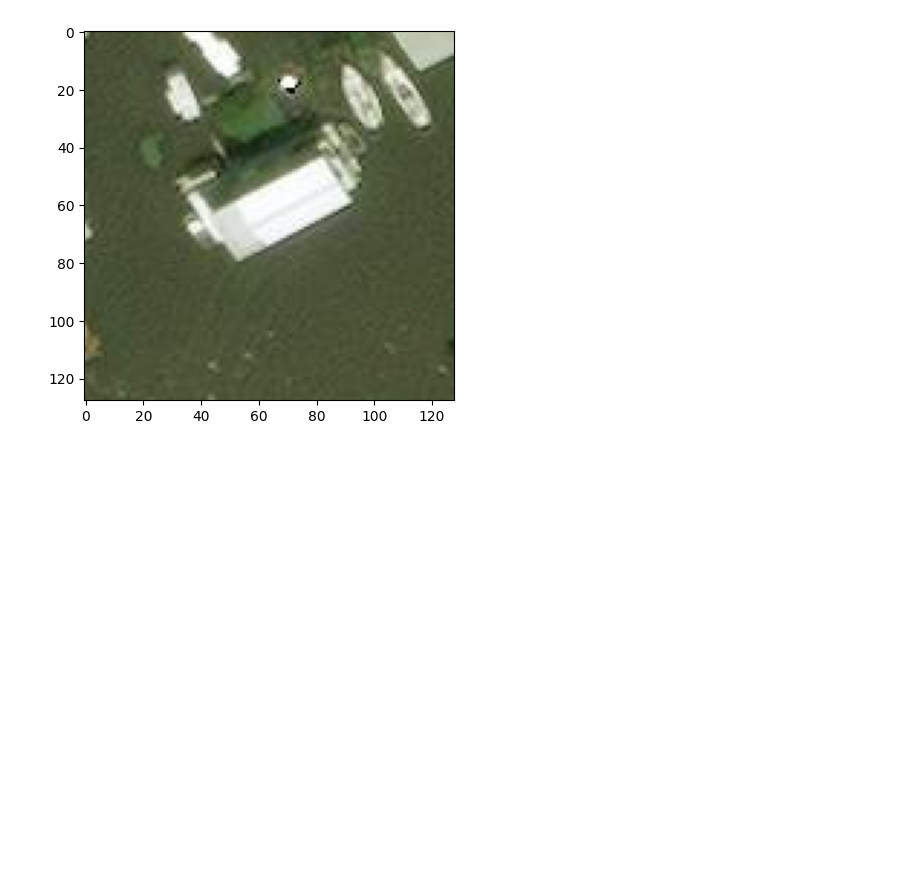
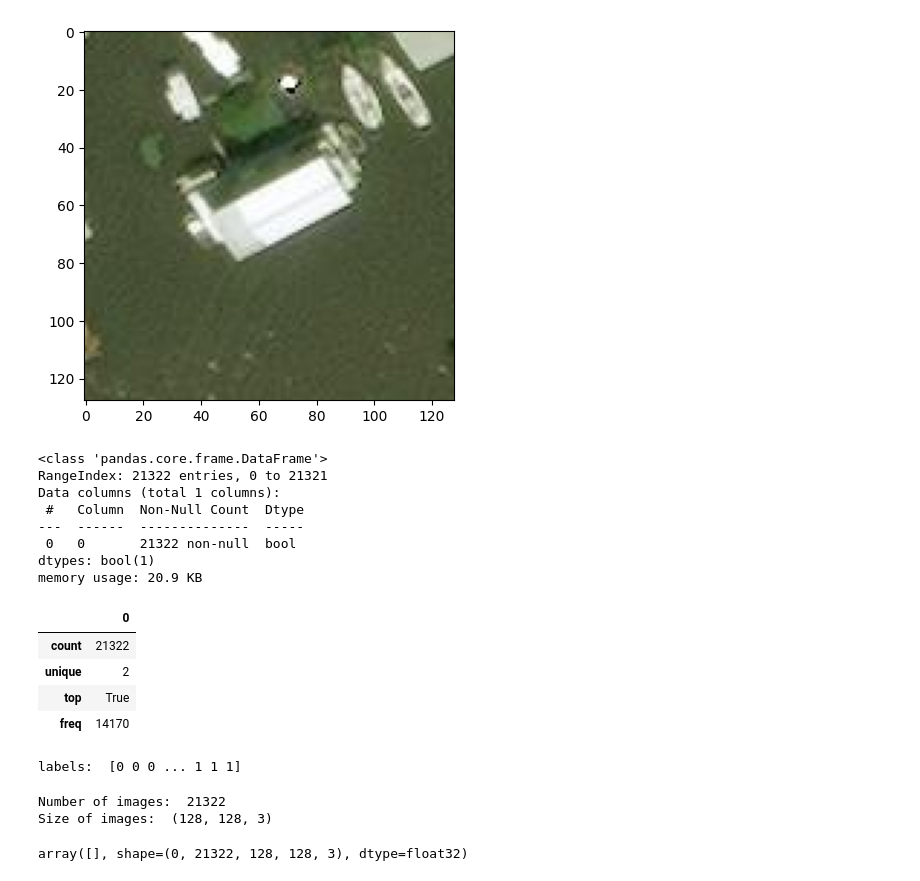
Before and after one commit to Costaki33/COE-379L-Projects, a Jupyter notebook: project3/Hurricane-PredictionP1P2.ipynb, the cells around one changed output. Saved outputs shown, nothing was run; the diff lists cells and outputs as text; code cells hidden in the pictures; blank space fills up the shorter version.

```diff
--- a/project3/Hurricane-PredictionP1P2.ipynb
+++ b/project3/Hurricane-PredictionP1P2.ipynb
@@ -29,3 +29,58 @@ pyplot.show()
 datatype:  uint8
 shape:  (128, 128, 3)
 [figure]
+# %%
+import numpy as np
+import os
+
+# function to get images and labels from folders
+
+def load_images_from_folder(folder):
+    data = []
+    labels = []  # 0 for 'no-damage', 1 for 'damage'
+    for subfolder in ['no_damage', 'damage']:
+        label = 0 if subfolder == 'no_damage' else 1
+        path = os.path.join(folder, subfolder)
+        for filename in os.listdir(path):
+            img_path = os.path.join(path, filename)
+            try:
+                img = Image.open(img_path)
+                img_array = np.array(img)
+                data.append(img_array)
+                labels.append(label)
+            except Exception as e:
+                print(e)
+    return np.array(data), np.array(labels)
+# %%
+folder = "./data_all_modified" # data has 2 subdirectories, damage and no-damage
+# %%
+data_all, labels_all = load_images_from_folder(folder) ## These hold all the images and labels
+# %%
+import pandas as pd
+labels_pd = pd.DataFrame(labels_all, dtype=bool) # converting to a df bc i like the info function
+labels_pd.info()
+labels_pd.describe()
+# %% [output]
+<class 'pandas.core.frame.DataFrame'>
+RangeIndex: 21322 entries, 0 to 21321
+Data columns (total 1 columns):
+ #   Column  Non-Null Count  Dtype
+---  ------  --------------  -----
+ 0   0       21322 non-null  bool
+dtypes: bool(1)
+memory usage: 20.9 KB
+|  | 0 |
+| count | 21322 |
+| unique | 2 |
+| top | True |
+| freq | 14170 |
+# %%
+print("labels: ", labels_all) # 0 means no damage
+# %% [output]
+labels:  [0 0 0 ... 1 1 1]
+# %%
+print("Number of images: ", data_all.shape[0] )
+print("Size of images: ", data_all[0].shape)
+# %% [output]
+Number of images:  21322
+Size of images:  (128, 128, 3)
@@ -31,0 +98,5 @@ shape:  (128, 128, 3)
+# %%
+# This line finds all the images that are not 128x128 RGB pixels. There are none. All images are same size
+data_all_norm[data_all_norm[1].shape != (128, 128, 3)]
+# %% [output]
+array([], shape=(0, 21322, 128, 128, 3), dtype=float32)
```
Also changed, not shown: parts of 28 cells of this notebook.
